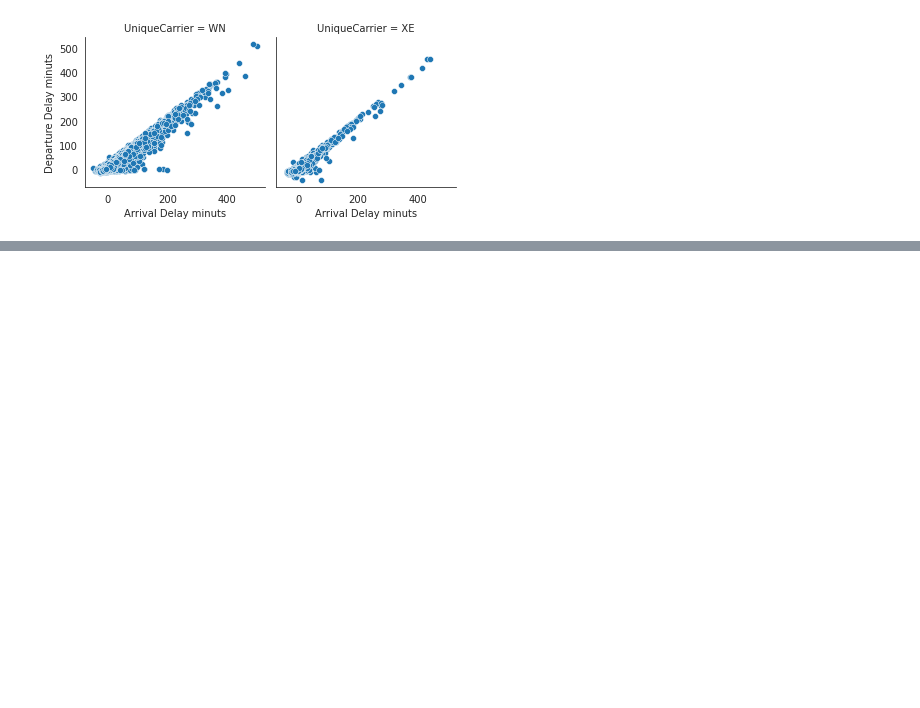
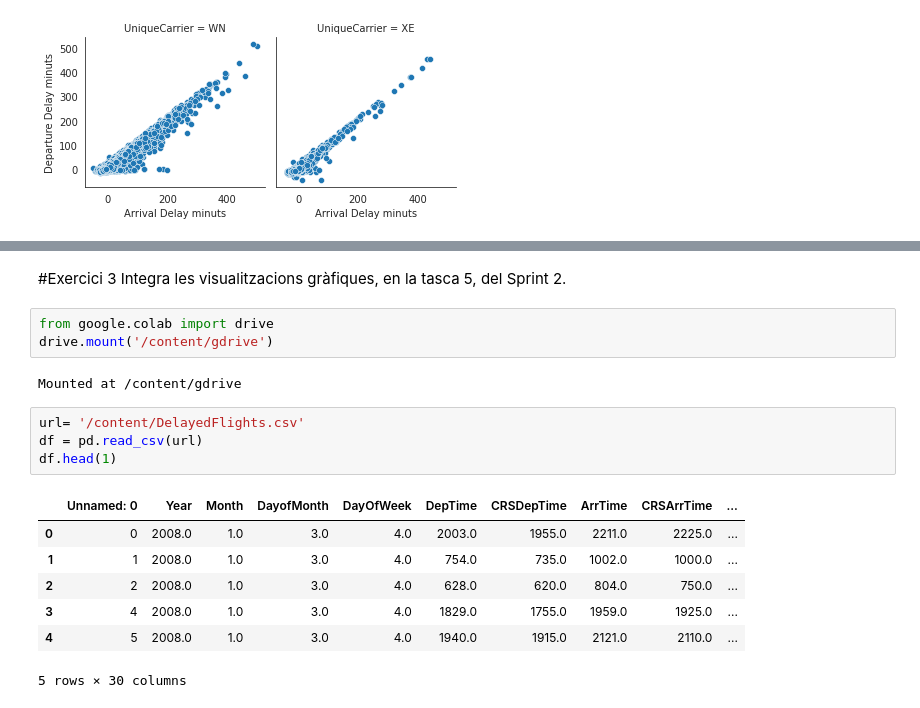
Before and after one commit to JMML2021/0301_visualitzaci-_explorat-ria, a Jupyter notebook: S03_T01_Visualització_gràfica_d'un_dataset.ipynb, the cells around one changed output, grey strips where cells are left out. Cells and saved outputs as stored; diff of their text form; blank space fills up the shorter version.

```diff
--- a/S03_T01_Visualització_gràfica_d'un_dataset.ipynb
+++ b/S03_T01_Visualització_gràfica_d'un_dataset.ipynb
@@ -195,0 +193,20 @@ g.set_titles(row_template ='')
+# %% [markdown]
+#Exercici 3
+Integra les visualitzacions gràfiques, en la tasca 5, del Sprint 2.
+# %%
+from google.colab import drive
+drive.mount('/content/gdrive')
+# %% [output]
+Mounted at /content/gdrive
+# %%
+url= '/content/DelayedFlights.csv'
+df = pd.read_csv(url)
+df.head(1)
+# %% [output]
+|  | Unnamed: 0 | Year | Month | DayofMonth | DayOfWeek | DepTime | CRSDepTime | ArrTime | CRSArrTime | ... |
+| 0 | 0 | 2008.0 | 1.0 | 3.0 | 4.0 | 2003.0 | 1955.0 | 2211.0 | 2225.0 | ... |
+| 1 | 1 | 2008.0 | 1.0 | 3.0 | 4.0 | 754.0 | 735.0 | 1002.0 | 1000.0 | ... |
+| 2 | 2 | 2008.0 | 1.0 | 3.0 | 4.0 | 628.0 | 620.0 | 804.0 | 750.0 | ... |
+| 3 | 4 | 2008.0 | 1.0 | 3.0 | 4.0 | 1829.0 | 1755.0 | 1959.0 | 1925.0 | ... |
+| 4 | 5 | 2008.0 | 1.0 | 3.0 | 4.0 | 1940.0 | 1915.0 | 2121.0 | 2110.0 | ... |
+5 rows × 30 columns
```
Also changed, not shown: parts of 6 cells of this notebook.
